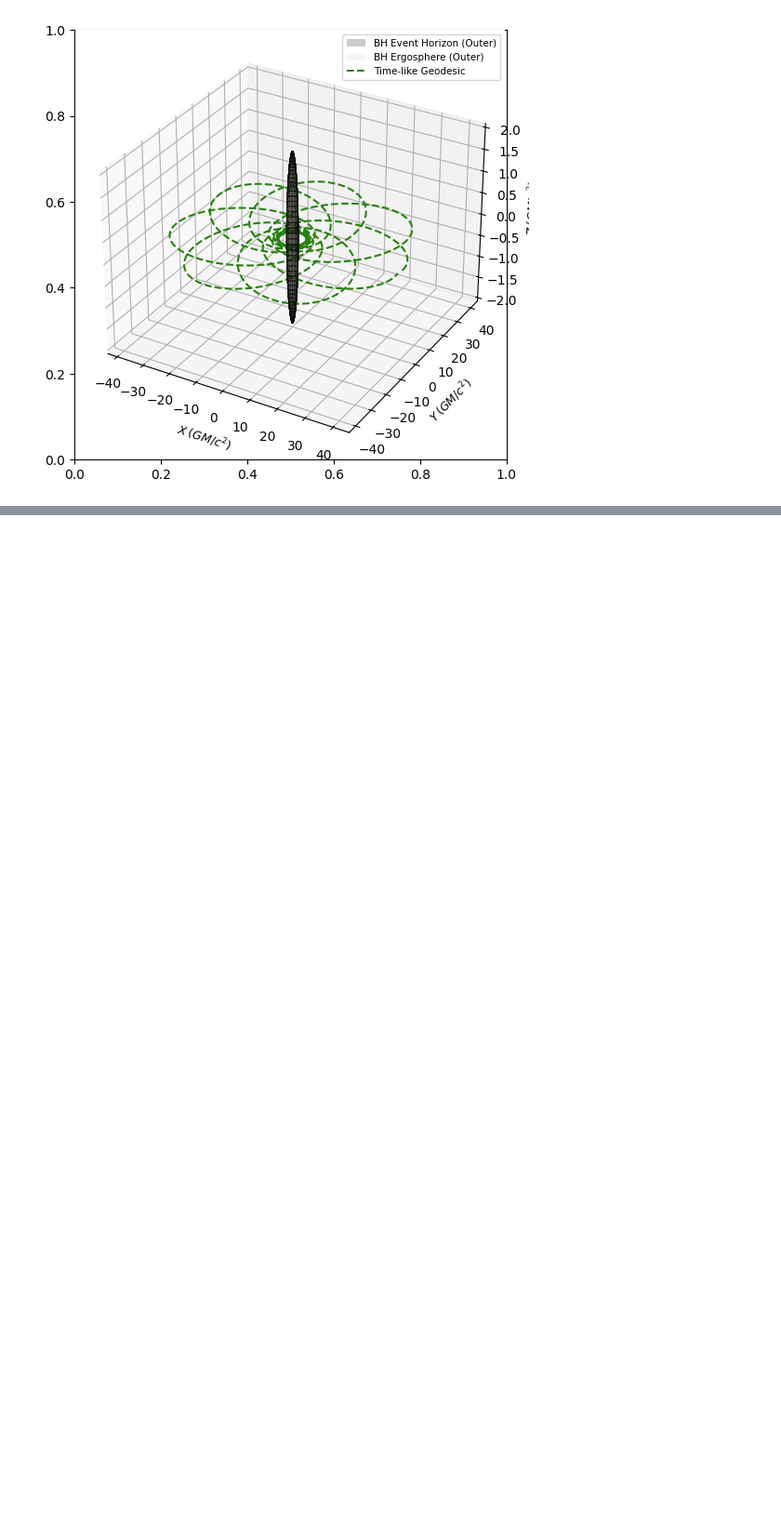
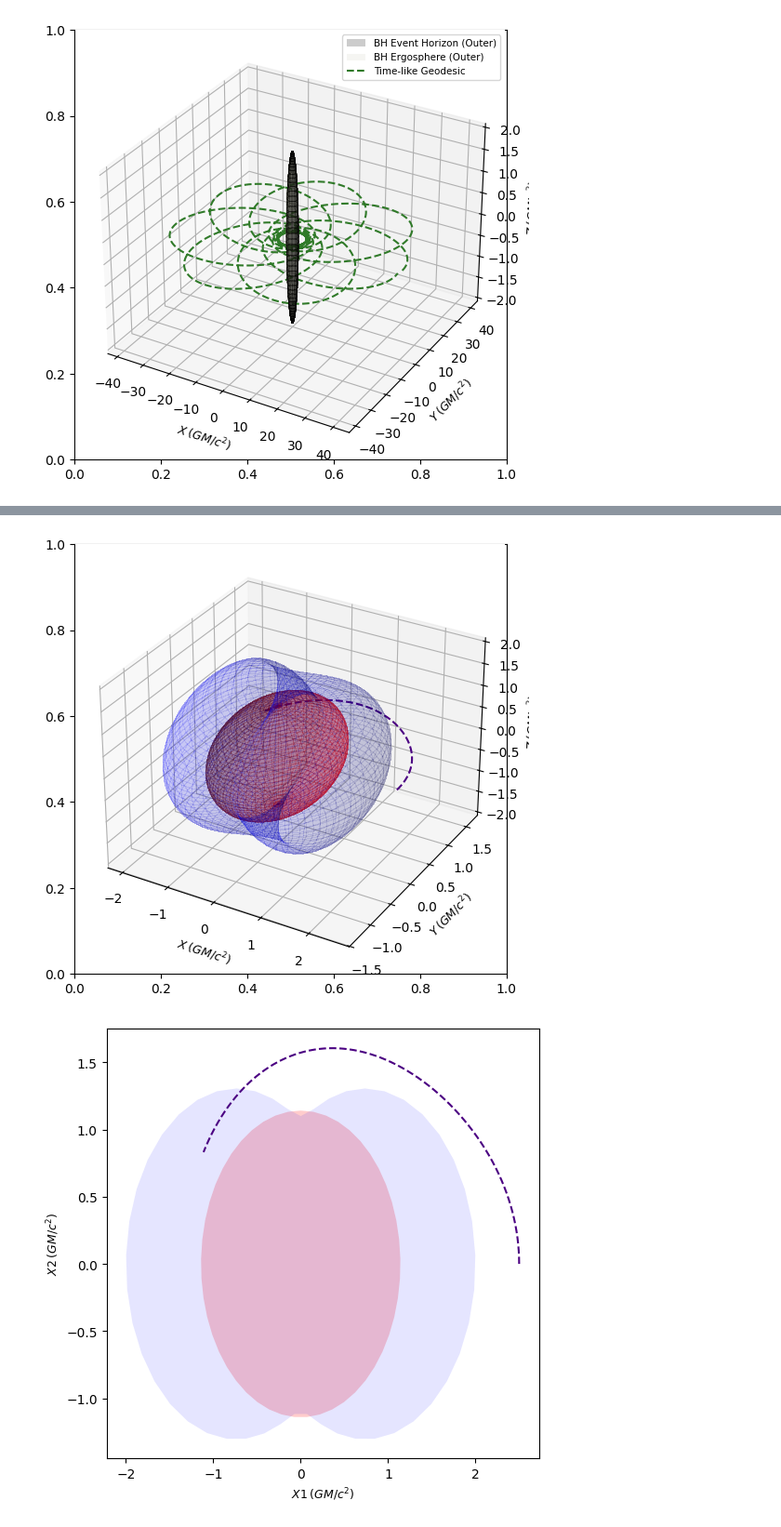
Before and after one commit to OperationalGeometry/BlackHoleSimulation, a Jupyter notebook: BlackHoles.ipynb, the cells around one changed output, grey strips where cells are left out. Shown at 93% size. Saved outputs shown, nothing was run; the diff lists cells and outputs as text; code cells hidden in the pictures; blank space fills up the shorter version.

Commit message:
Added rotating black hole nulllike geodesics

```diff
--- a/BlackHoles.ipynb
+++ b/BlackHoles.ipynb
@@ -50,0 +52,27 @@ sgpl2.plot2D(geod1, coordinates=(1, 2))
+# %%
+positions = [[2.5, np.pi/2, 0.], [2.5, np.pi/4, 0.]]
+momentums = [[0., 0., 0.], [0., np.pi, 0]]
+
+geodesics = []
+for i in range(len(positions)):
+    pos = positions[i]
+    mom = momentums[i]
+    geod = Timelike(
+        metric="Kerr",
+        metric_params=(.99,),
+        position=pos,
+        momentum=mom,
+        steps=7440,
+        delta=0.0005,
+        omega=.01,
+        return_cartesian=True
+    )
+    geodesics.append(geod)
+# %%
+sgpl3 = StaticGeodesicPlotter(bh_colors=("red", "blue"))
+for geod in geodesics:
+    sgpl3.plot(geod, color="indigo")
+    sgpl3.plot2D(geod, color="indigo")
+# %% [output]
+[figure, added]
+[figure, added]
```
Also changed, not shown: parts of 3 cells of this notebook.
